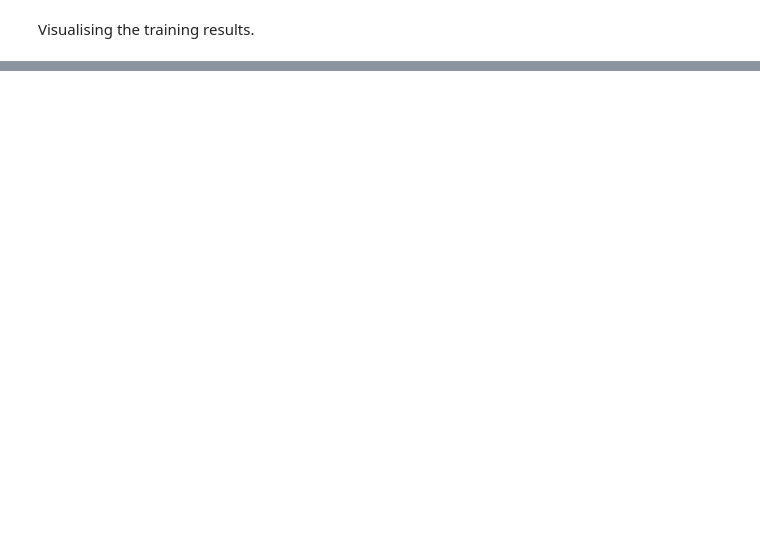
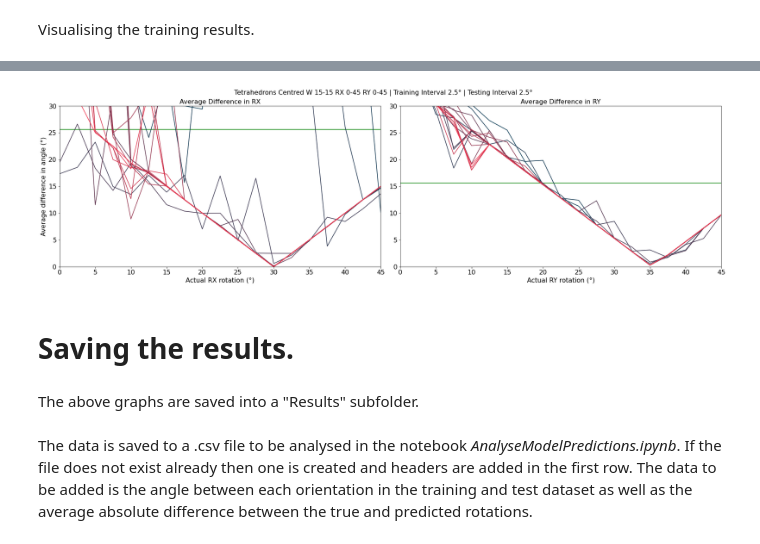
Before and after one commit to javidahmed64592/Y4-Nanoparticles-Project, a Jupyter notebook: RegressionNanoparticles.ipynb, the cells around one changed output, grey strips where cells are left out. Cells and saved outputs as stored; diff of their text form; code cells hidden in the pictures; blank space fills up the shorter version.

```diff
--- a/RegressionNanoparticles.ipynb
+++ b/RegressionNanoparticles.ipynb
@@ -431,0 +535,56 @@ plt.show()
+# %%
+drx = []
+dry = []
+
+fig_dif = plt.figure(figsize=(24, 7))
+
+plt.subplot(121)
+
+for index in range(ordered_rots_x.shape[0]):
+  actual_rotation = ordered_rots_x[index][:,0]
+  rotation_dif = ordered_avg_dif_x[index][:,0]
+  plt.plot(actual_rotation, rotation_dif, c=(index / ordered_rots_x.shape[0], 0.2, 0.3), label="RY%s RZ%s" % (ordered_rots_x[index][0][1], ordered_rots_x[index][0][2]))
+  drx.append(rotation_dif)
+
+drx = np.asarray(drx)
+mean_x = np.mean(drx)
+plt.hlines(mean_x, rx_min, rx_max, color='g', label="Mean difference in RX = %s°" % round(mean_x, 2))
+plt.xlabel("Actual RX rotation (°)", fontsize=16)
+plt.ylabel("Average difference in angle (°)", fontsize=16)
+plt.xlim([rx_min, rx_max])
+plt.ylim([0, 30])
+plt.title("Average Difference in RX", fontsize=16)
+plt.xticks(fontsize=16)
+plt.yticks(fontsize=16)
+#plt.legend(loc='best', fontsize=14)
+
+plt.subplot(122)
+
+for index in range(ordered_rots_y.shape[0]):
+  actual_rotation = ordered_rots_y[index][:,1]
+  rotation_dif = ordered_avg_dif_y[index][:,1]
+  plt.plot(actual_rotation, rotation_dif, c=(index / ordered_rots_y.shape[0], 0.2, 0.3), label="RX%s RZ%s" % (ordered_rots_y[index][0][0], ordered_rots_y[index][0][2]))
+  dry.append(rotation_dif)
+
+dry = np.asarray(dry)
+mean_y = np.mean(dry)
+plt.hlines(mean_y, ry_min, ry_max, color='g', label="Mean difference in RY = %s°" % round(mean_y, 2))
+plt.xlabel("Actual RY rotation (°)", fontsize=16)
+plt.xlim([rx_min, rx_max])
+plt.ylim([0, 30])
+plt.title("Average Difference in RY", fontsize=16)
+plt.xticks(fontsize=16)
+plt.yticks(fontsize=16)
+#plt.legend(loc='best', fontsize=14)
+
+plt.suptitle("%s | Training Interval %s° | Testing Interval %s°" % (folder_name, dr_train, dr_test), fontsize=16)
+plt.tight_layout()
+plt.subplots_adjust(top=0.90)
+
+plt.show()
+# %% [output]
+[figure, added]
+# %% [markdown]
+# Saving the results.
+# %% [markdown]
+The above graphs are saved into a "Results" subfolder.
@@ -431,0 +601,2 @@ plt.show()
+# %% [markdown]
+The data is saved to a .csv file to be analysed in the notebook *AnalyseModelPredictions.ipynb*. If the file does not exist already then one is created and headers are added in the first row. The data to be added is the angle between each orientation in the training and test dataset as well as the average absolute difference between the true and predicted rotations.
```
Also changed, not shown: parts of 45 cells of this notebook, 2 other files.
